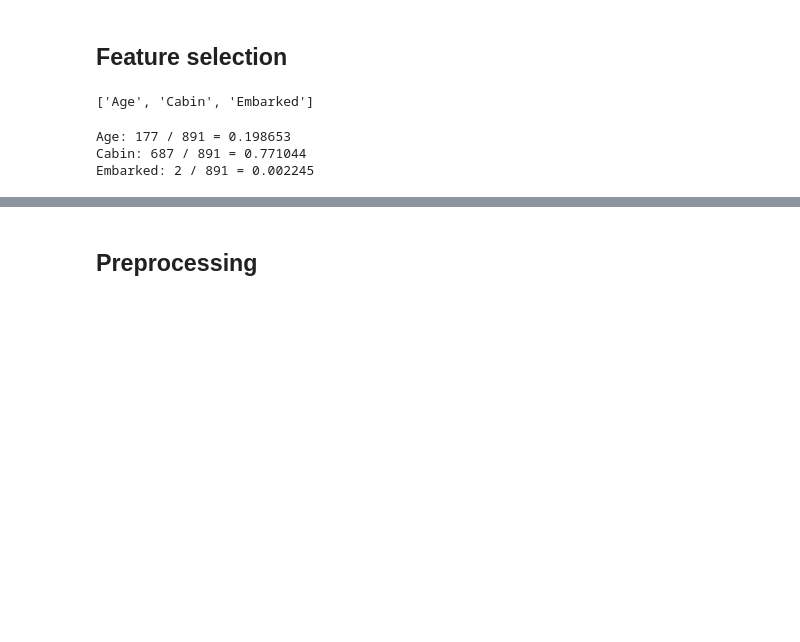
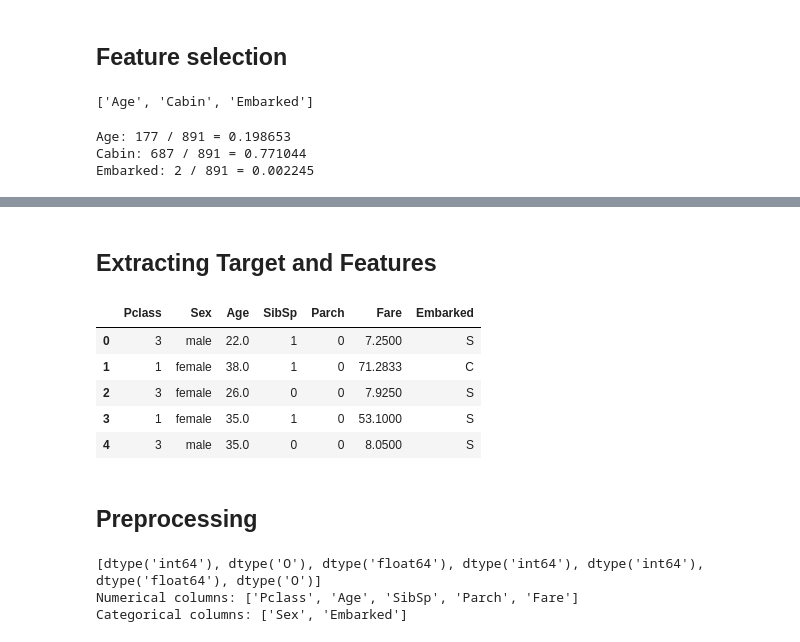
Before and after one commit to zhihil/data-science-notebooks, a Jupyter notebook: titanic/note-1.ipynb, the cells around one changed output, grey strips where cells are left out. Drawn from its saved outputs; the diff is of its cells as text; code cells hidden in the pictures; blank space fills up the shorter version.

```diff
--- a/titanic/note-1.ipynb
+++ b/titanic/note-1.ipynb
@@ -437,2 +428,25 @@ Based on the above results, we should drop the "Cabin" column, as 77% of the val
+# %% [markdown]
+## Extracting Target and Features
+# %%
+# Dropping records with missing `Embarked`
+data_dropped_1 = train_data.dropna(subset=['Embarked'], axis=0)
+
+# Dropping the `Cabin` and `Ticket` columns
+data_dropped_2 = data_dropped_1.drop(['Cabin', 'Ticket', 'Name', 'PassengerId'], axis=1)
+
+# Extracting the prediction target
+y = data_dropped_2.Survived
+
+# Extracting the features
+X = data_dropped_2.drop(['Survived'], axis=1)
+
+X.head()
+# %% [output]
+|  | Pclass | Sex | Age | SibSp | Parch | Fare | Embarked |
+| 0 | 3 | male | 22.0 | 1 | 0 | 7.2500 | S |
+| 1 | 1 | female | 38.0 | 1 | 0 | 71.2833 | C |
+| 2 | 3 | female | 26.0 | 0 | 0 | 7.9250 | S |
+| 3 | 1 | female | 35.0 | 1 | 0 | 53.1000 | S |
+| 4 | 3 | male | 35.0 | 0 | 0 | 8.0500 | S |
 # %% [markdown]
 ## Preprocessing
@@ -446,0 +459,17 @@ Based on the above results, we should drop the "Cabin" column, as 77% of the val
+# %%
+# Separating categorical and numerical columns
+datatypes = [X_train[cname].dtypes for cname in X_train.columns]
+print(datatypes)
+
+object_cols = [cname for cname in X_train.columns if
+               X_train[cname].dtypes == 'object']
+numerical_cols = [cname for cname in X_train.columns if
+                  X_train[cname].dtypes in ['float64', 'int64']
+                  and cname != 'PassengerId']
+
+print("Numerical columns:", numerical_cols)
+print("Categorical columns:", object_cols)
+# %% [output]
+[dtype('int64'), dtype('O'), dtype('float64'), dtype('int64'), dtype('int64'), dtype('float64'), dtype('O')]
+Numerical columns: ['Pclass', 'Age', 'SibSp', 'Parch', 'Fare']
+Categorical columns: ['Sex', 'Embarked']
```
Also changed, not shown: parts of 25 cells of this notebook.
